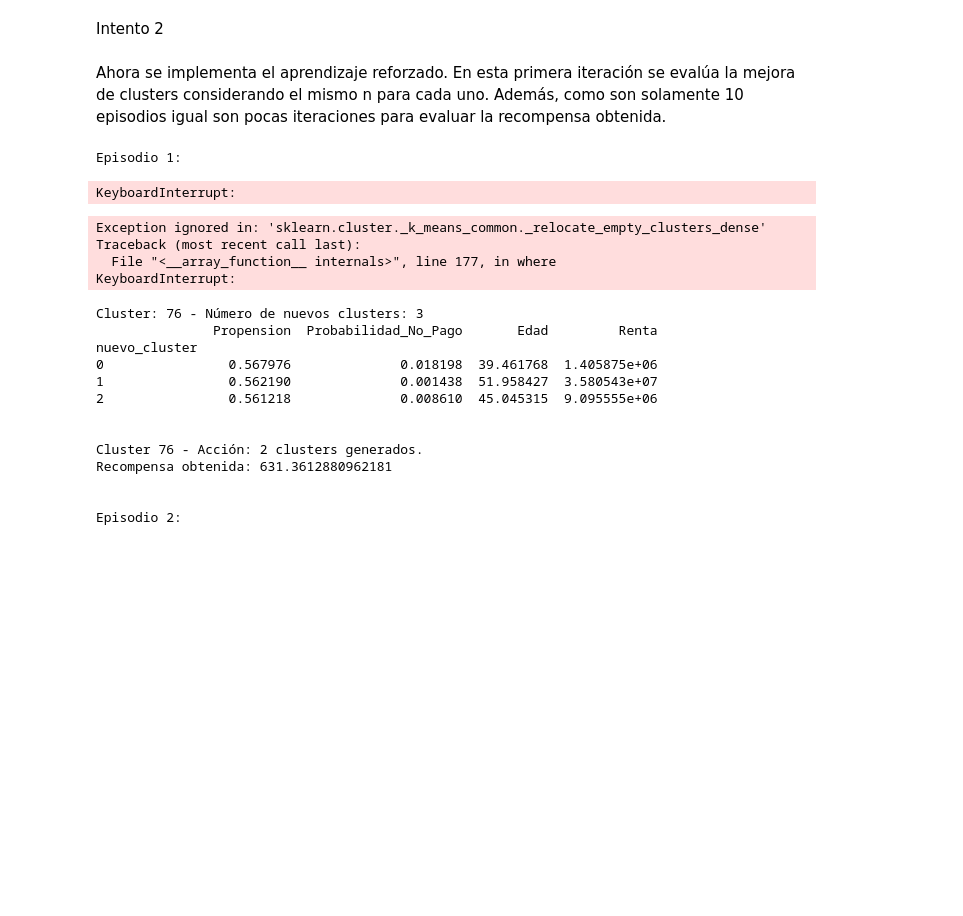
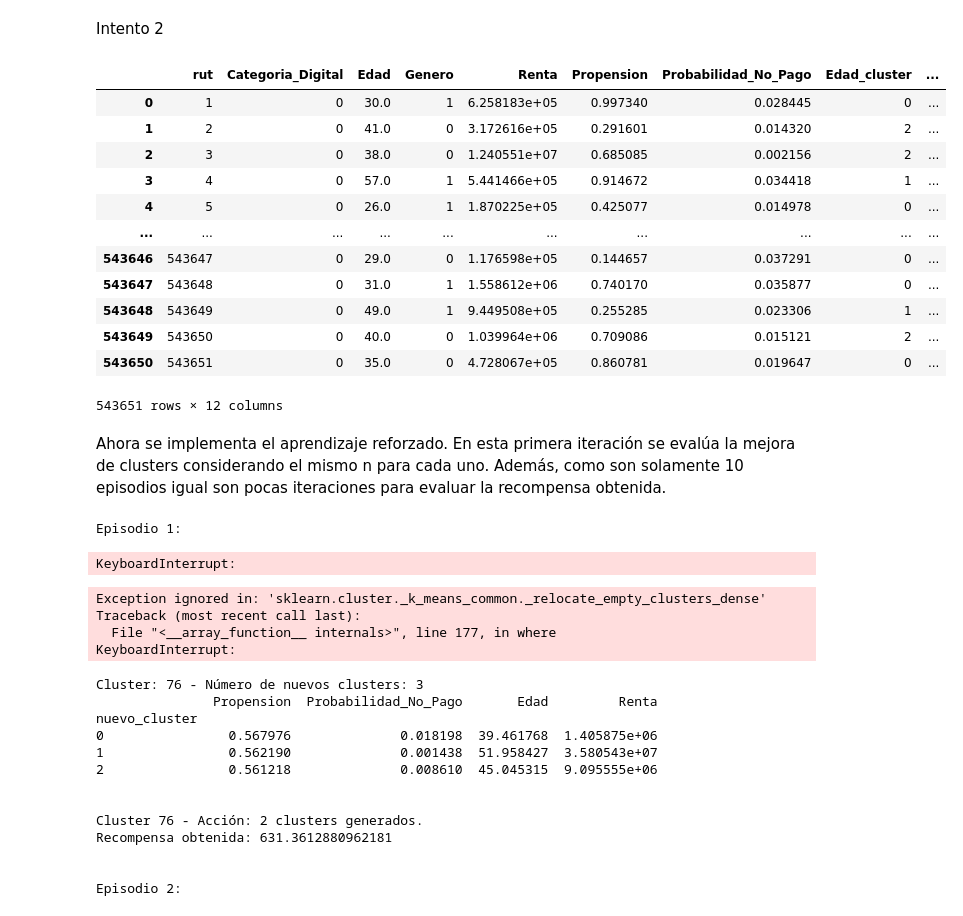
Before and after one commit to JosepVargasf/capstone_g11_2024-2, a Jupyter notebook: Procesamiento de datos/procesamiento_2.ipynb, the cells around one changed output. Saved outputs shown, nothing was run; the diff lists cells and outputs as text; code cells hidden in the pictures; blank space fills up the shorter version.

```diff
--- a/Procesamiento de datos/procesamiento_2.ipynb
+++ b/Procesamiento de datos/procesamiento_2.ipynb
@@ -859,3 +678,79 @@ def calcular_recompensa(cluster):
+# %%
+import numpy as np
+import pandas as pd
+from sklearn.cluster import KMeans
+from datetime import datetime
+
+# Suposición de que ya tienes tu DataFrame df_estimar_elasticidad
+# df_estimar_elasticidad = pd.DataFrame(...)  # Aquí va tu DataFrame real
+
+# Selección de las características para la creación de los clusters
+df_informacion_de_clientes_procesados_cluster_definitivo = df_informacion_de_clientes[['rut', 'Categoria_Digital', 'Edad', 'Genero', 'Renta', 'Propension', 'Probabilidad_No_Pago']].copy()
+
+# Ajuste de la columna 'Categoria_Digital': Asignamos 1 para digital y 0 para no digital
+df_informacion_de_clientes_procesados_cluster_definitivo['Categoria_Digital'] = df_informacion_de_clientes_procesados_cluster_definitivo['Categoria_Digital'].apply(lambda x: 1 if x == 'digital' else 0)
+
+# Ajuste de la columna 'Genero': Asignamos 1 para masculino y 0 para femenino
+df_informacion_de_clientes_procesados_cluster_definitivo['Genero'] = df_informacion_de_clientes_procesados_cluster_definitivo['Genero'].apply(lambda x: 1 if x == 'Masculino' else 0)
+
+# Características que se usarán para la creación de los clusters
+features = ['Edad', 'Renta', 'Propension', 'Categoria_Digital', 'Genero']
+cant_clusters_categoria = [3, 3, 3, 2, 2]  # Cantidad de clusters para cada característica
+
+# Parámetros para el aprendizaje por refuerzo (ejemplo, aunque no se usan en esta parte)
+alpha = 0.1
+epsilon = 0.1
+gamma = 0.9
+
+# Función para crear clusters iniciales
+def crear_clusters_iniciales(df, features, cant_clusters_categoria):
+    """
+    Crea clusters iniciales para los clientes basados en las características especificadas.
+    """
+    df_features = df[features].copy()
+    kmeans_models = []
+
+    for feature, n_clusters in zip(features, cant_clusters_categoria):
+        kmeans = KMeans(n_clusters=n_clusters, random_state=0)
+        kmeans.fit(df_features[[feature]])
+        kmeans_models.append(kmeans)
+
+    return kmeans_models
+
+# Crear los clusters iniciales
+kmeans_models = crear_clusters_iniciales(df_informacion_de_clientes_procesados_cluster_definitivo, features, cant_clusters_categoria)
+
+# Función para asignar clusters a los clientes
+def asignar_clusters_a_clientes(df, kmeans_models, features):
+    """
+    Asigna clusters a los clientes basado en los modelos KMeans y las características especificadas.
+    """
+    df_clustered = df.copy()
+
+    for feature, kmeans in zip(features, kmeans_models):
+        df_clustered[f'{feature}_cluster'] = kmeans.predict(df[[feature]])
+
+    return df_clustered
+
+# Asignar clusters a los clientes
+df_informacion_de_clientes_procesados_cluster_definitivo = asignar_clusters_a_clientes(df_informacion_de_clientes_procesados_cluster_definitivo, kmeans_models, features)
+
+# Mostrar el DataFrame con los clusters asignados
+df_informacion_de_clientes_procesados_cluster_definitivo
+# %% [output]
+|  | rut | Categoria_Digital | Edad | Genero | Renta | Propension | Probabilidad_No_Pago | Edad_cluster | ... |
+| 0 | 1 | 0 | 30.0 | 1 | 6.258183e+05 | 0.997340 | 0.028445 | 0 | ... |
+| 1 | 2 | 0 | 41.0 | 0 | 3.172616e+05 | 0.291601 | 0.014320 | 2 | ... |
+| 2 | 3 | 0 | 38.0 | 0 | 1.240551e+07 | 0.685085 | 0.002156 | 2 | ... |
+| 3 | 4 | 0 | 57.0 | 1 | 5.441466e+05 | 0.914672 | 0.034418 | 1 | ... |
+| 4 | 5 | 0 | 26.0 | 1 | 1.870225e+05 | 0.425077 | 0.014978 | 0 | ... |
+| ... | ... | ... | ... | ... | ... | ... | ... | ... | ... |
+| 543646 | 543647 | 0 | 29.0 | 0 | 1.176598e+05 | 0.144657 | 0.037291 | 0 | ... |
+| 543647 | 543648 | 0 | 31.0 | 1 | 1.558612e+06 | 0.740170 | 0.035877 | 0 | ... |
+| 543648 | 543649 | 0 | 49.0 | 1 | 9.449508e+05 | 0.255285 | 0.023306 | 1 | ... |
+| 543649 | 543650 | 0 | 40.0 | 0 | 1.039964e+06 | 0.709086 | 0.015121 | 2 | ... |
+| 543650 | 543651 | 0 | 35.0 | 0 | 4.728067e+05 | 0.860781 | 0.019647 | 0 | ... |
+543651 rows × 12 columns
 # %% [markdown]
 Ahora se implementa el aprendizaje reforzado. En esta primera iteración se evalúa la mejora de clusters considerando el mismo n para cada uno. Además, como son solamente 10 episodios igual son pocas iteraciones para evaluar la recompensa obtenida.
 # %%
```
Also changed, not shown: parts of 5 cells of this notebook.
